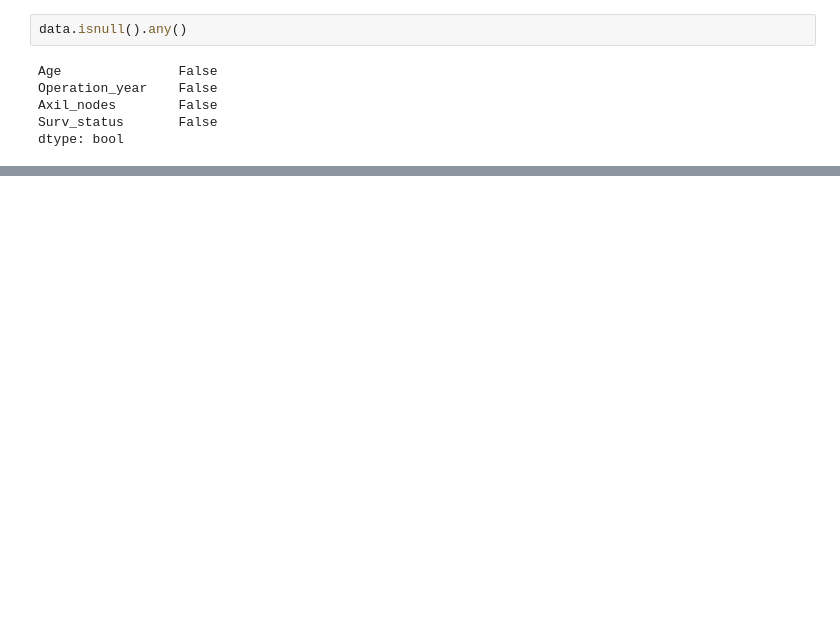
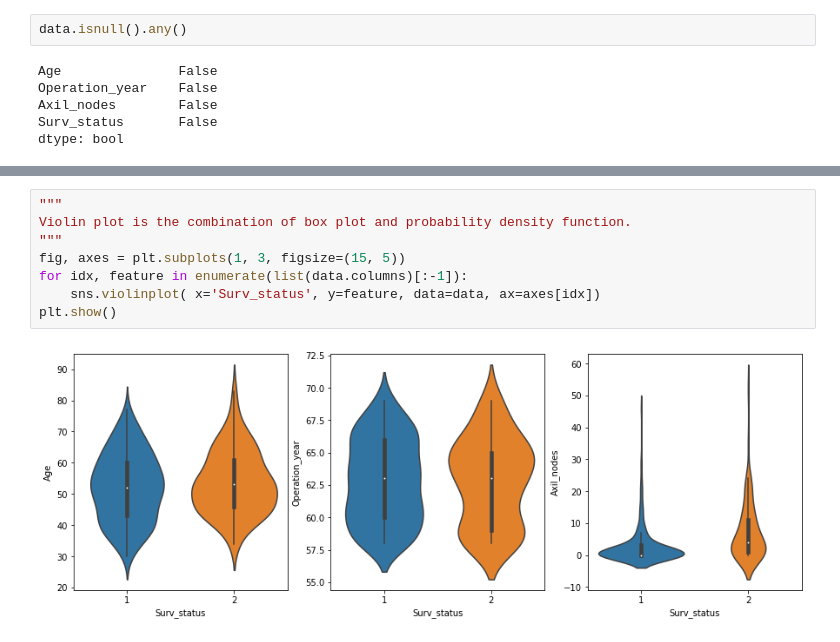
Before and after one commit to Abhinav1004/EDA-on-Haberman-Cancer-Survival-Dataset, a Jupyter notebook: EDA on Haberman Cancer survival.ipynb, the cells around one changed output, grey strips where cells are left out. Drawn from its saved outputs; the diff is of its cells as text; blank space fills up the shorter version.

```diff
--- a/EDA on Haberman Cancer survival.ipynb
+++ b/EDA on Haberman Cancer survival.ipynb
@@ -77,0 +159,10 @@ plt.show();
+# %%
+"""
+Violin plot is the combination of box plot and probability density function.
+"""
+fig, axes = plt.subplots(1, 3, figsize=(15, 5))
+for idx, feature in enumerate(list(data.columns)[:-1]):
+    sns.violinplot( x='Surv_status', y=feature, data=data, ax=axes[idx])
+plt.show()
+# %% [output]
+[figure, added]
```
Also changed, not shown: parts of 23 cells of this notebook.
